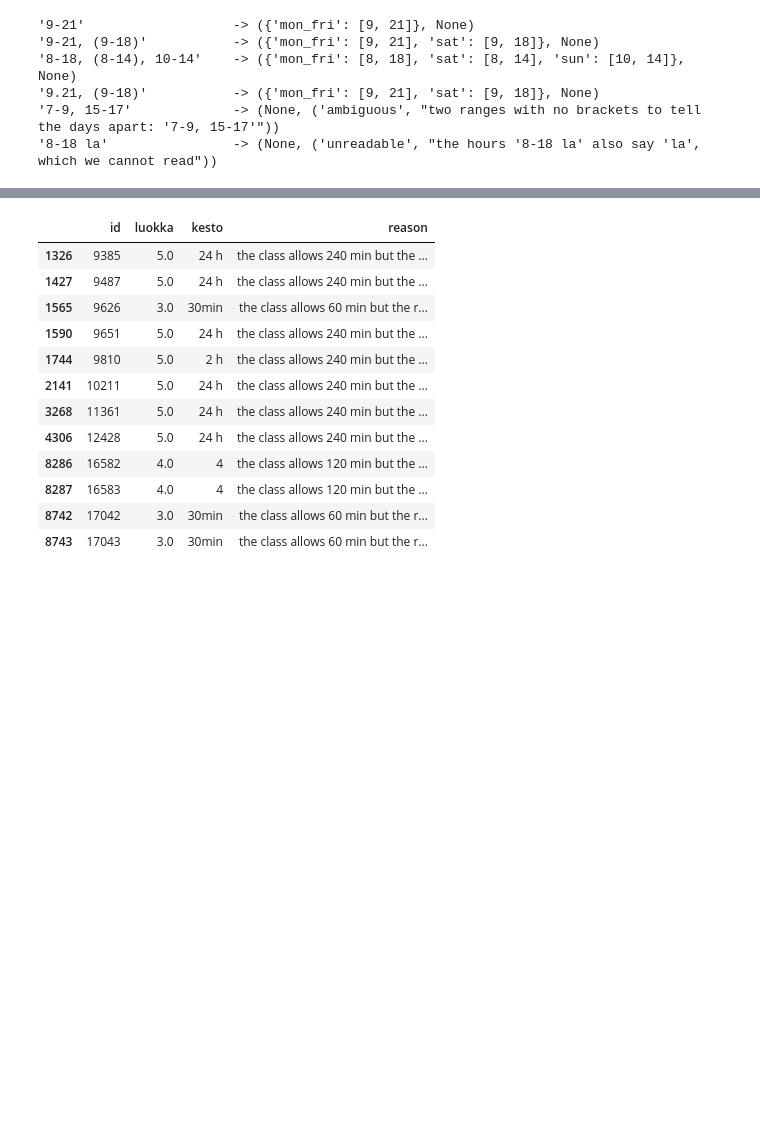
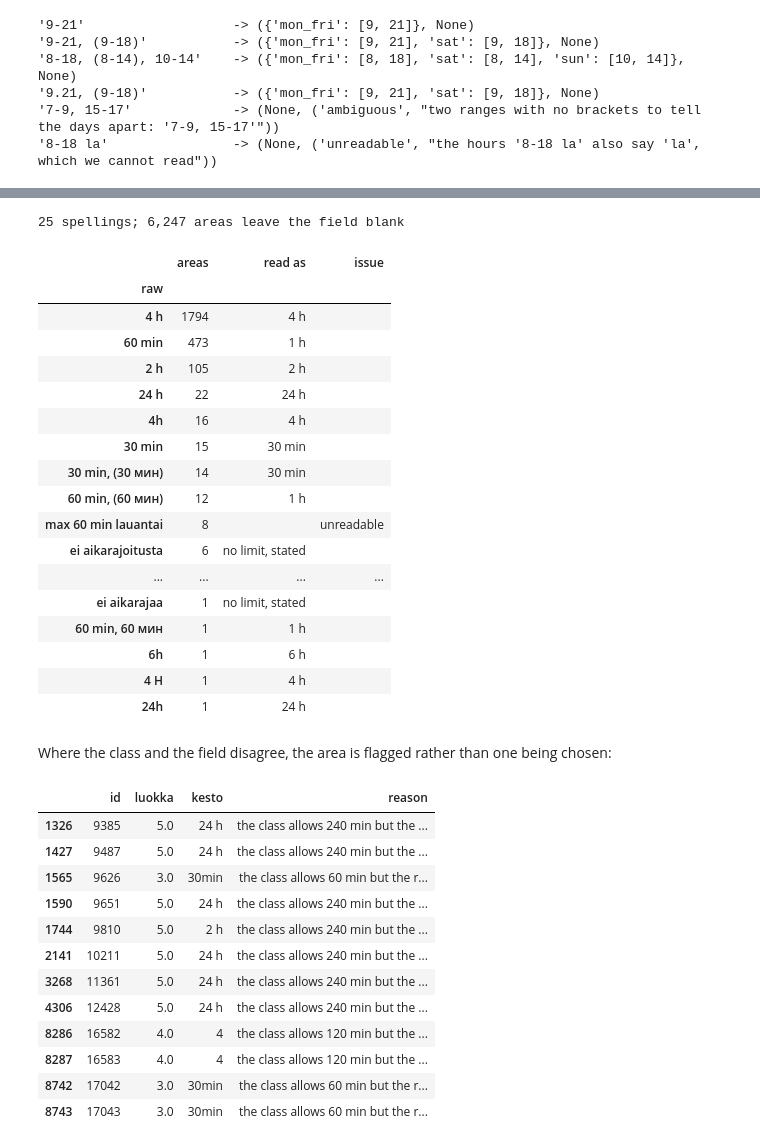
Before and after one commit to tercanfurkan/parkkiko, a Jupyter notebook: notebooks/stages/03_preprocessing.ipynb, the cells around one changed output, grey strips where cells are left out. Cells and saved outputs as stored; diff of their text form; code cells hidden in the pictures; blank space fills up the shorter version.

```diff
--- a/notebooks/stages/03_preprocessing.ipynb
+++ b/notebooks/stages/03_preprocessing.ipynb
@@ -227,17 +159,14 @@ and what it became (a blank *read as* means the spelling is flagged, with the re
 # %%
 def every_spelling(field, parser, show):
-    """Every distinct spelling of a field, how many areas use it, and what the parser made of it."""
-    values = areas[field].dropna()
-    blank = (values.str.strip() == "").sum() + areas[field].isna().sum()
-    spellings = values[values.str.strip() != ""].value_counts()
+    """Every distinct spelling of a field, the areas using it, and what the parser made of it."""
+    values = areas.loc[rs.stated(areas[field]), field]
     rows = []
-    for raw, n in spellings.items():
+    for raw, n in values.value_counts().items():
         value, issue = parser(raw)
-        rows.append({"areas": n, "read as": "" if issue else show(value),
+        rows.append({"raw": raw, "areas": n, "read as": "" if issue else show(value),
                      "issue": issue[0] if issue else ""})
-    print(f"{len(spellings)} spellings, and {blank:,} areas leave the field blank")
-    return pd.DataFrame(rows, index=pd.Index(spellings.index, name="raw"))
+    print(f"{values.nunique()} spellings; {len(areas) - len(values):,} areas leave the field blank")
+    return pd.DataFrame(rows).set_index("raw")
 
-show_hours = lambda hours: rs.readable(json.dumps(hours))
-every_spelling("voimassaolo", rules.parse_hours, show_hours)
+every_spelling("voimassaolo", rules.parse_hours, lambda hours: rs.readable(json.dumps(hours)))
 # %% [output]
@@ -298 +198,25 @@ A class can state a limit too (class 5 is "single payment, up to 4 hours"). Wher
+# %%
+every_spelling("kesto", rules.parse_duration, rs.duration_label)
+# %% [output]
+25 spellings; 6,247 areas leave the field blank
+|  | areas | read as | issue |
+| raw |  |  |  |
+| 4 h | 1794 | 4 h |  |
+| 60 min | 473 | 1 h |  |
+| 2 h | 105 | 2 h |  |
+| 24 h | 22 | 24 h |  |
+| 4h | 16 | 4 h |  |
+| 30 min | 15 | 30 min |  |
+| 30 min, (30 мин) | 14 | 30 min |  |
+| 60 min, (60 мин) | 12 | 1 h |  |
+| max 60 min lauantai | 8 |  | unreadable |
+| ei aikarajoitusta | 6 | no limit, stated |  |
+| ... | ... | ... | ... |
+| ei aikarajaa | 1 | no limit, stated |  |
+| 60 min, 60 мин | 1 | 1 h |  |
+| 6h | 1 | 6 h |  |
+| 4 H | 1 | 4 h |  |
+| 24h | 1 | 24 h |  |
+# %% [markdown]
+Where the class and the field disagree, the area is flagged rather than one being chosen:
 # %%
```
Also changed, not shown: parts of 67 cells of this notebook, 2 other files.
